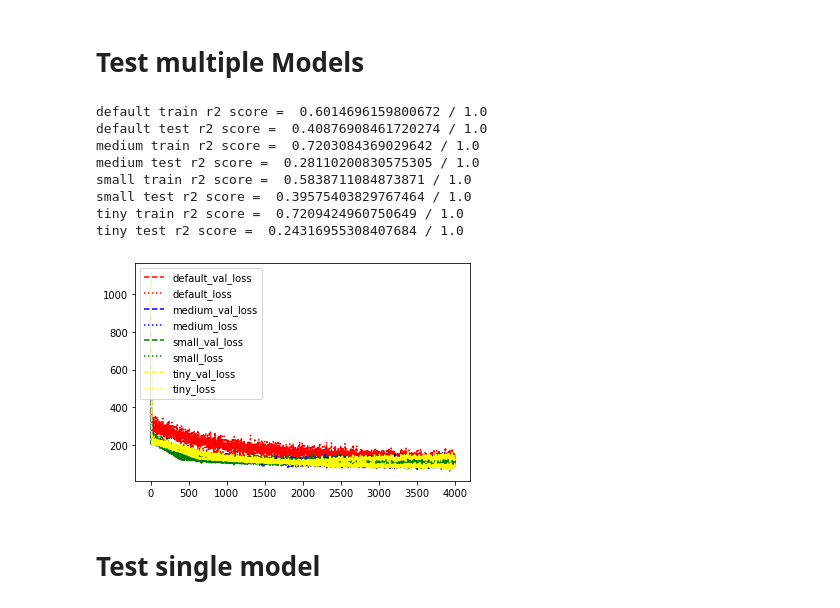
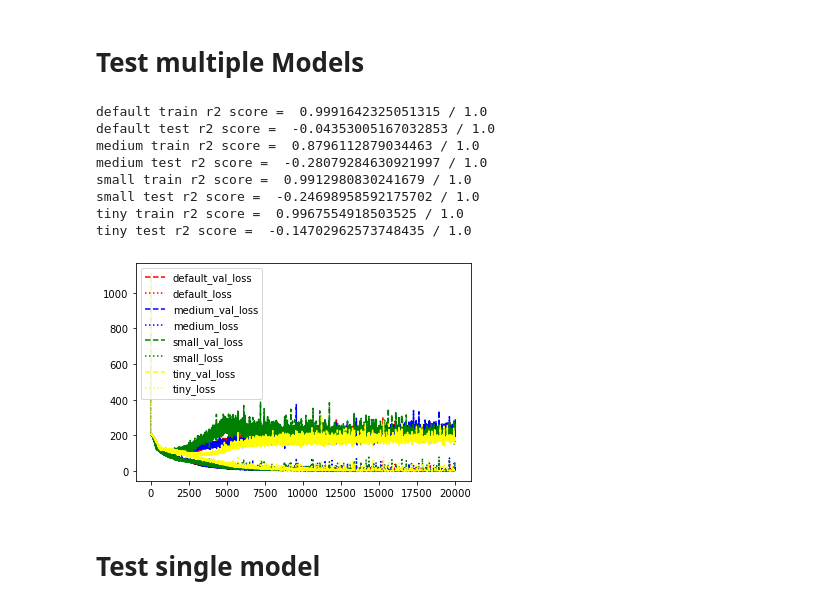
Before and after one commit to pvhau169/TomatoYieldEstimation, a Jupyter notebook: TomatoYieldPredict.ipynb, the cells around one changed output. Cells and saved outputs as stored; diff of their text form; code cells hidden in the pictures.

```diff
--- a/TomatoYieldPredict.ipynb
+++ b/TomatoYieldPredict.ipynb
@@ -170,7 +170,7 @@ def tomatoYieldData(parameters):
     normalization = parameters['normalization']
     interval_day = parameters['interval_day']
     limit_day = parameters['limit_day']
-
+    remove_bad_yield = parameters['remove_bad_yield']
     original_data = []
     yield_data = pd.read_csv(path.format(''))
     plant_day = yield_data['plantDate']
@@ -218,8 +218,13 @@ def tomatoYieldData(parameters):
 
     x_train = interval_process_data
     y_train = yield_data['Yield'].values
-#     print(y_train.shape)
-#     print(x_train.shape)
+    final_mask = y_train>=10
+    if remove_bad_yield:
+        y_train = y_train[final_mask]
+        x_train = x_train[final_mask]
+
+    print(y_train.shape)
+    print(x_train.shape)
     return(x_train, y_train)
 # %% [markdown]
 # Tomato Yield planting in 2/28/2016 data
@@ -506,15 +437,16 @@ def process(model_parameters, data_parameters, data_func):
 # %% [markdown]
 # Test multiple Models
 # %%
+#refularizer l2
 parameters = {}
 #Build Hypterparameter
 parameters['sizes'] = ['default', 'medium', 'small', 'tiny']
 # parameters['sizes'] = ['default']
-parameters['shapes'] = [[64, 64, 64, 64, 4], [64, 64, 64, 64], [64,64, 64, 64, 64], [64, 64, 64]]
+parameters['shapes'] = [[64, 64, 64], [64, 64, 64, 64], [64,64, 64, 64, 64], [64, 64, 64]]
 # parameters['shapes'] = [[16,16]]
-parameters['drop_out'] = True
+parameters['drop_out'] = False
 parameters['regularizer_l1'] = None
-parameters['regularizer_l2'] = None
+parameters['regularizer_l2'] = regularizers.l2(0.0001)
 parameters['kernel_initializer'] = 'uniform'
 parameters['drop_out_rate'] = 0.01
 
@@ -524,43 +456,43 @@ parameters['optimizer'] = 'adam'
 parameters['loss'] = 'mse'
 #loss = 'mae'
 parameters['metrics'] = ['mse']
 
 #Callback Hyperparameter
 parameters['monitor'] = 'val_loss'
 parameters['min_delta'] = 0.0001
-parameters['patience'] = 1000
+parameters['patience'] = 2000
 parameters['mode'] = 'min'
 parameters['verbose'] = 0
 parameters['restore_best_weights'] = True
 # parameters['early_stopping'] = EarlyStopping(monitor=parameters['monitor'], min_delta=parameters['min_delta'], patience=parameters['patience'], mode=parameters['mode'], verbose=parameters['verbose'] , restore_best_weights = parameters['restore_best_weights'])
 parameters['early_stopping'] = None
 
 #Train Hyperparameter
-parameters['epochs'] = 4000
+parameters['epochs'] = 20000
 parameters['validation_split'] = 0.2
 
 data_parameters = {}
 data_parameters['normalization'] = True
 data_parameters['std'] = 10
 data_parameters['date_chosen'] = '2-28-2016'
 data_parameters['grnn'] = True
 data_parameters['interval_day'] = 10
 data_parameters['limit_day'] = 80
 # data_parameters['grnn'] = False
 
 #data Type
 data_func = tomatoYieldData
 
 process(parameters, data_parameters, data_func)
 # %% [output]
-default train r2 score =  0.6014696159800672 / 1.0
-default test r2 score =  0.40876908461720274 / 1.0
-medium train r2 score =  0.7203084369029642 / 1.0
-medium test r2 score =  0.28110200830575305 / 1.0
-small train r2 score =  0.5838711084873871 / 1.0
-small test r2 score =  0.39575403829767464 / 1.0
-tiny train r2 score =  0.7209424960750649 / 1.0
-tiny test r2 score =  0.24316955308407684 / 1.0
+default train r2 score =  0.9991642325051315 / 1.0
+default test r2 score =  -0.04353005167032853 / 1.0
+medium train r2 score =  0.8796112879034463 / 1.0
+medium test r2 score =  -0.28079284630921997 / 1.0
+small train r2 score =  0.9912980830241679 / 1.0
+small test r2 score =  -0.24698958592175702 / 1.0
+tiny train r2 score =  0.9967554918503525 / 1.0
+tiny test r2 score =  -0.14702962573748435 / 1.0
-[figure, old version]
+[figure, new version]
 # %% [markdown]
 # Test single model
```
Also changed, not shown: parts of 24 cells of this notebook, 1 other file.
